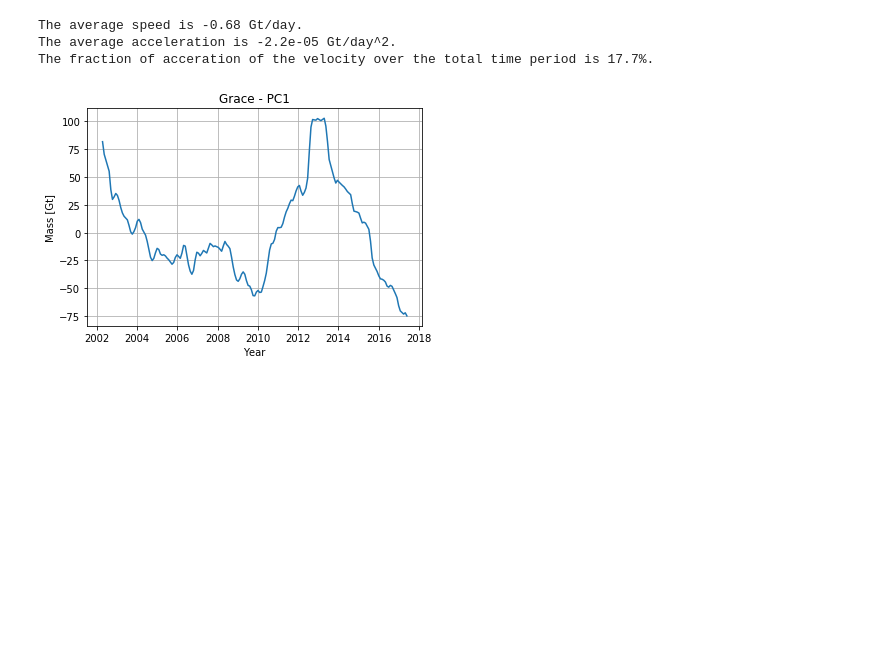
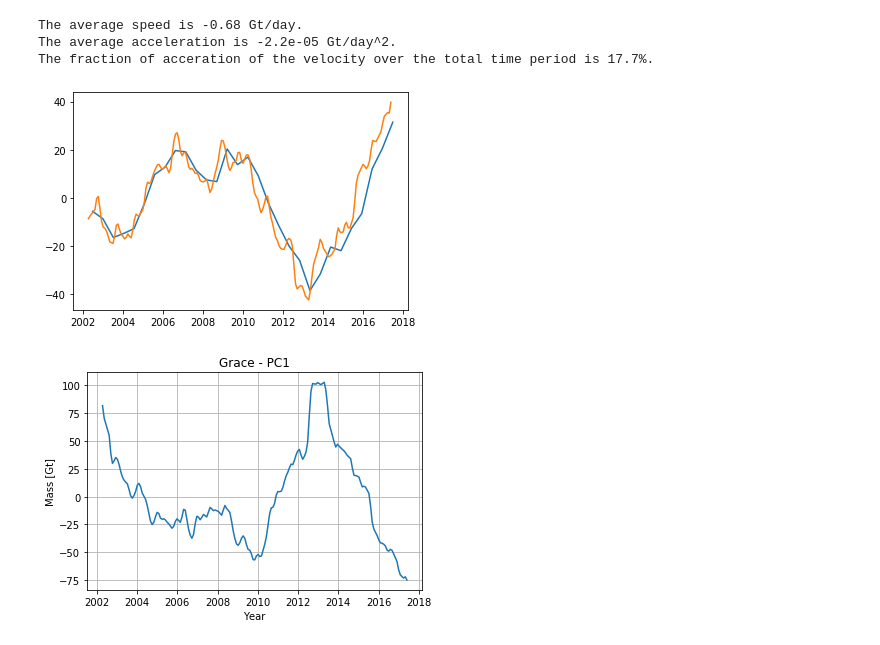
Before and after one commit to AdriaanGr/MAIO_project, a Jupyter notebook: MAIO_project2.ipynb, the cells around one changed output. Drawn from its saved outputs; the diff is of its cells as text; code cells hidden in the pictures; blank space fills up the shorter version.

```diff
--- a/MAIO_project2.ipynb
+++ b/MAIO_project2.ipynb
@@ -174,3 +174,41 @@ print('The fraction of acceration of the velocity over the total time period is
 The average speed is -0.68 Gt/day.
 The average acceleration is -2.2e-05 Gt/day^2.
 The fraction of acceration of the velocity over the total time period is 17.7%.
+# %%
+def seasons(timeseries, dataseries, ttype = 'y', stype ='all'): # timeseries is 1D, dataseries is 2D (timeseries, mascons)
+    assert timeseries.size == dataseries.shape[1]
+    if ttype == 'y': # years from 2002
+        test = timeseries
+    elif ttype == 's': # seconds from 2002
+        test = timeseries / 365.25 / 86400
+    timesize = np.shape(dataseries)[0]
+    newsize = np.shape(dataseries)[1]//6
+    newdata = np.zeros((timesize,newsize))
+    newtime = np.linspace(0,newsize/2,newsize)
+    for j in range(timesize):
+        for i in range(newsize):
+            cond1 = test<(0.5*(i+1)+0.25)
+            cond2 = test>(0.5*i+0.25)
+            cond = cond1 * cond2
+            factor = max(1,np.sum(cond))
+            newdata[j,i] = np.sum(dataseries[j]*cond)/factor
+    newtime += 2002.5
+    summertime = newtime[::2]
+    wintertime = newtime[1::2]
+    summerdata = newdata[:,::2]
+    winterdata = newdata[:,1::2]
+    if stype == 'all':
+        return newtime, newdata
+    if stype == 'sum':
+        return summertime, summerdata
+    if stype == 'win':
+        return wintertime, winterdata
+# %%
+ps = seasons(xlist-2002, ddata)
+
+mas_num = 20
+plt.plot(ps[0],ps[1][mas_num])
+plt.plot(xlist,ddata[mas_num])
+plt.show()
+# %% [output]
+[figure, added]
```
Also changed, not shown: parts of 6 cells of this notebook.
